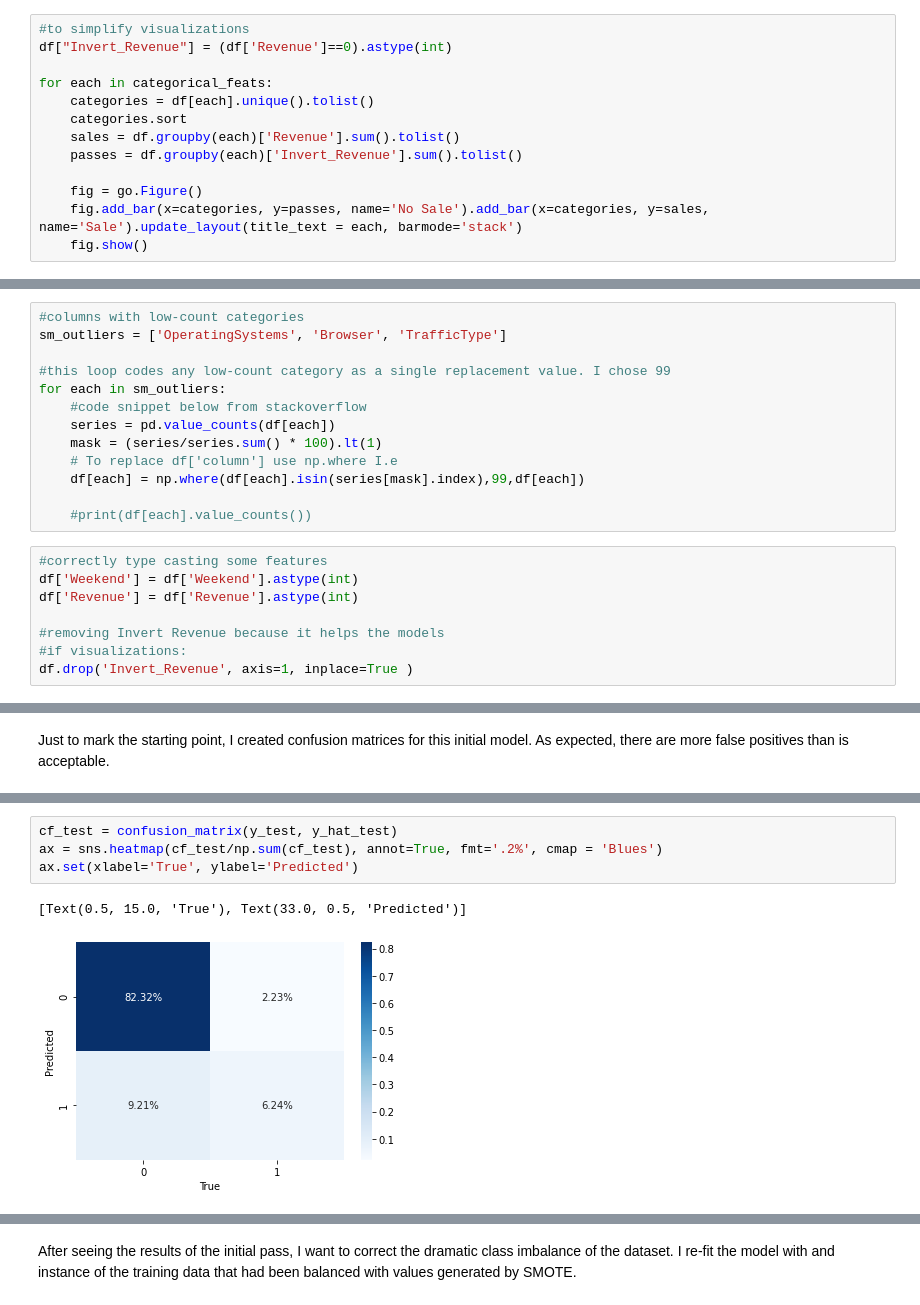
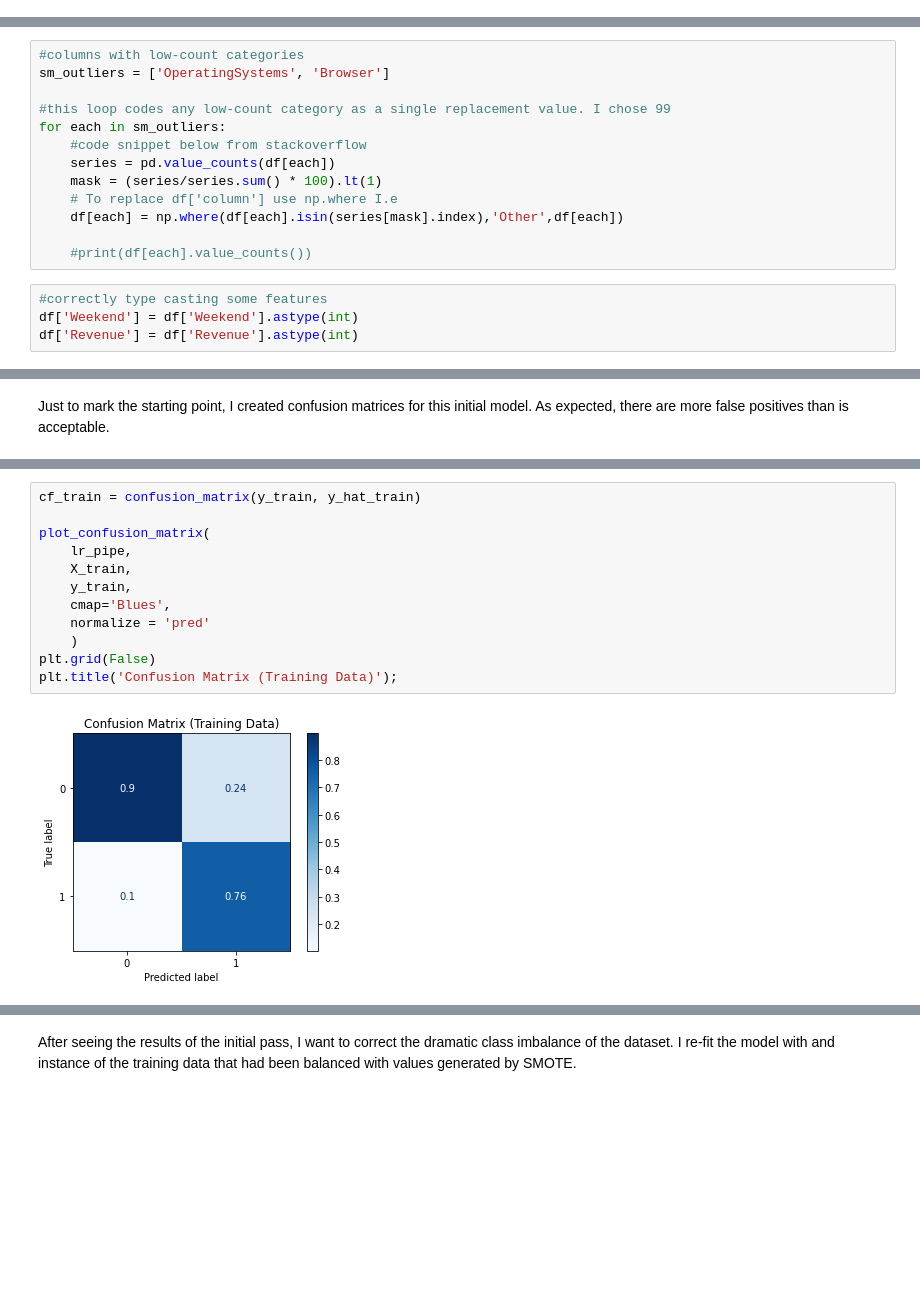
Before and after one commit to carlytsu/project3, a Jupyter notebook: Project_3_actual.ipynb, the cells around one changed output, grey strips where cells are left out. Cells and saved outputs as stored; diff of their text form; blank space fills up the shorter version.

```diff
--- a/Project_3_actual.ipynb
+++ b/Project_3_actual.ipynb
@@ -129,13 +116,0 @@ for each in categorical_feats:
-# %%
-#to simplify visualizations
-df["Invert_Revenue"] = (df['Revenue']==0).astype(int)
-
-for each in categorical_feats:
-    categories = df[each].unique().tolist()
-    categories.sort
-    sales = df.groupby(each)['Revenue'].sum().tolist()
-    passes = df.groupby(each)['Invert_Revenue'].sum().tolist()
-
-    fig = go.Figure()
-    fig.add_bar(x=categories, y=passes, name='No Sale').add_bar(x=categories, y=sales, name='Sale').update_layout(title_text = each, barmode='stack')
-    fig.show()
@@ -232,7 +269,7 @@ As attentive readers may have noticed, this dataset is missing several months' w
 Several of my categorical variables has categories with counts so low that when the data was split into training and test data, some categories wouldn't appear in the test data. For consistency across the training and test data, I grouped low-count categories into a single 'other' (coded as '99', since the categories were all integers).
 # %%
 #columns with low-count categories
-sm_outliers = ['OperatingSystems', 'Browser', 'TrafficType']
+sm_outliers = ['OperatingSystems', 'Browser']
 
 #this loop codes any low-count category as a single replacement value. I chose 99
 for each in sm_outliers:
@@ -240,17 +277,13 @@ for each in sm_outliers:
     series = pd.value_counts(df[each])
     mask = (series/series.sum() * 100).lt(1)
     # To replace df['column'] use np.where I.e
-    df[each] = np.where(df[each].isin(series[mask].index),99,df[each])
+    df[each] = np.where(df[each].isin(series[mask].index),'Other',df[each])
 
     #print(df[each].value_counts())
 # %%
 #correctly type casting some features
 df['Weekend'] = df['Weekend'].astype(int)
 df['Revenue'] = df['Revenue'].astype(int)
-
-#removing Invert Revenue because it helps the models
-#if visualizations:
-df.drop('Invert_Revenue', axis=1, inplace=True )
 # %% [markdown]
 Here I did the test-train split, separating out 20% of my data to test my models for overfitting.
 # %%
@@ -363,7 +434,14 @@ ax.set(xlabel='True', ylabel='Predicted')
-# %%
-cf_test = confusion_matrix(y_test, y_hat_test)
-ax = sns.heatmap(cf_test/np.sum(cf_test), annot=True, fmt='.2%', cmap = 'Blues')
-ax.set(xlabel='True', ylabel='Predicted')
-# %% [output]
-[Text(0.5, 15.0, 'True'), Text(33.0, 0.5, 'Predicted')]
-[figure, removed]
+# %%
+cf_train = confusion_matrix(y_train, y_hat_train)
+
+plot_confusion_matrix(
+    lr_pipe,
+    X_train,
+    y_train,
+    cmap='Blues',
+    normalize = 'pred'
+    )
+plt.grid(False)
+plt.title('Confusion Matrix (Training Data)');
+# %% [output]
+[figure, added]
```
Also changed, not shown: parts of 85 cells of this notebook, 11 other files.
